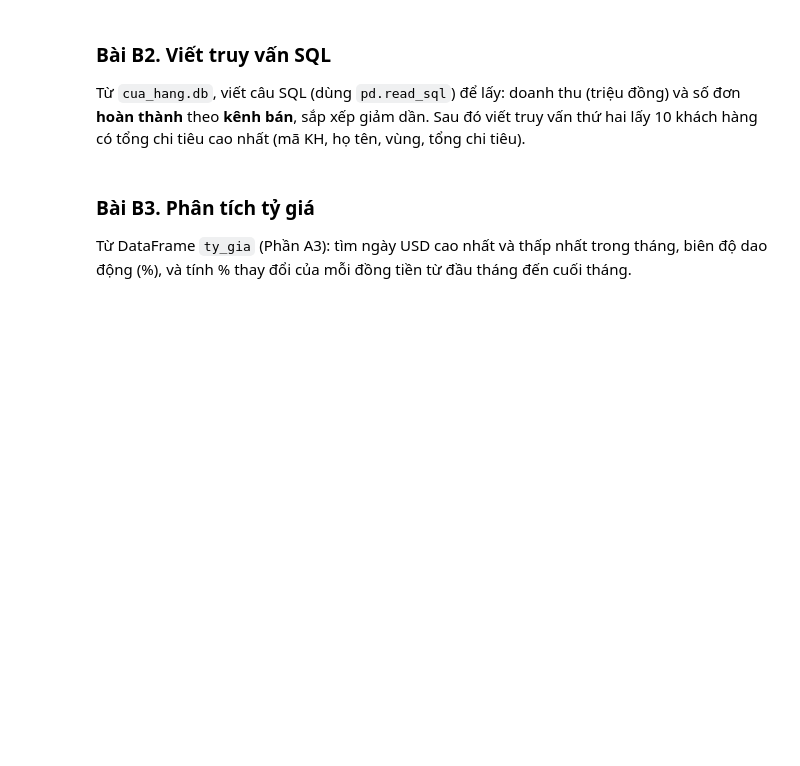
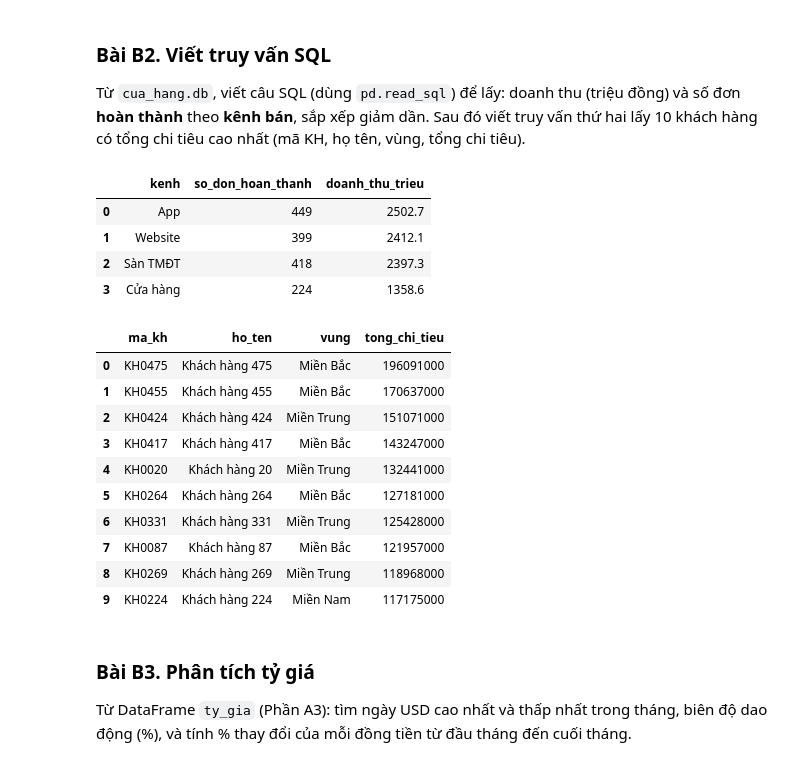
Before and after one commit to binhnhi240926/MacThiBinhNhi_26C1INF50909802, a Jupyter notebook: python_kinh_doanh/bai_tap/Buoi_04_BaiTap.ipynb, the cells around one changed output. Saved outputs shown, nothing was run; the diff lists cells and outputs as text; code cells hidden in the pictures; blank space fills up the shorter version.

```diff
--- a/python_kinh_doanh/bai_tap/Buoi_04_BaiTap.ipynb
+++ b/python_kinh_doanh/bai_tap/Buoi_04_BaiTap.ipynb
@@ -143,6 +263,48 @@ Từ `cua_hang.db`, viết câu SQL (dùng `pd.read_sql`) để lấy: doanh thu
 sắp xếp giảm dần. Sau đó viết truy vấn thứ hai lấy 10 khách hàng có tổng chi tiêu cao nhất (mã KH, họ tên, vùng, tổng chi tiêu).
 # %%
 # Viết code của bạn ở đây
+con = sqlite3.connect(DATA + "cua_hang.db")
+
+# Truy vấn 1: doanh thu (triệu đồng) và số đơn hoàn thành theo kênh bán
+sql1 = """
+SELECT kenh,
+       COUNT(*) AS so_don_hoan_thanh,
+       SUM(so_luong * don_gia) / 1e6 AS doanh_thu_trieu
+FROM don_hang
+WHERE trang_thai = 'Hoàn thành'
+GROUP BY kenh
+ORDER BY doanh_thu_trieu DESC
+"""
+display(pd.read_sql(sql1, con).round(1))
+
+# Truy vấn 2: 10 khách hàng có tổng chi tiêu cao nhất
+sql2 = """
+SELECT k.ma_kh, k.ho_ten, k.vung,
+       SUM(d.so_luong * d.don_gia) AS tong_chi_tieu
+FROM don_hang d JOIN khach_hang k ON d.ma_kh = k.ma_kh
+WHERE d.trang_thai = 'Hoàn thành'
+GROUP BY k.ma_kh, k.ho_ten, k.vung
+ORDER BY tong_chi_tieu DESC
+LIMIT 10
+"""
+display(pd.read_sql(sql2, con))
+# %% [output]
+|  | kenh | so_don_hoan_thanh | doanh_thu_trieu |
+| 0 | App | 449 | 2502.7 |
+| 1 | Website | 399 | 2412.1 |
+| 2 | Sàn TMĐT | 418 | 2397.3 |
+| 3 | Cửa hàng | 224 | 1358.6 |
+|  | ma_kh | ho_ten | vung | tong_chi_tieu |
+| 0 | KH0475 | Khách hàng 475 | Miền Bắc | 196091000 |
+| 1 | KH0455 | Khách hàng 455 | Miền Bắc | 170637000 |
+| 2 | KH0424 | Khách hàng 424 | Miền Trung | 151071000 |
+| 3 | KH0417 | Khách hàng 417 | Miền Bắc | 143247000 |
+| 4 | KH0020 | Khách hàng 20 | Miền Trung | 132441000 |
+| 5 | KH0264 | Khách hàng 264 | Miền Bắc | 127181000 |
+| 6 | KH0331 | Khách hàng 331 | Miền Trung | 125428000 |
+| 7 | KH0087 | Khách hàng 87 | Miền Bắc | 121957000 |
+| 8 | KH0269 | Khách hàng 269 | Miền Trung | 118968000 |
+| 9 | KH0224 | Khách hàng 224 | Miền Nam | 117175000 |
 # %% [markdown]
 ### Bài B3. Phân tích tỷ giá
 
```
Also changed, not shown: parts of 18 cells of this notebook, 3 other files.
